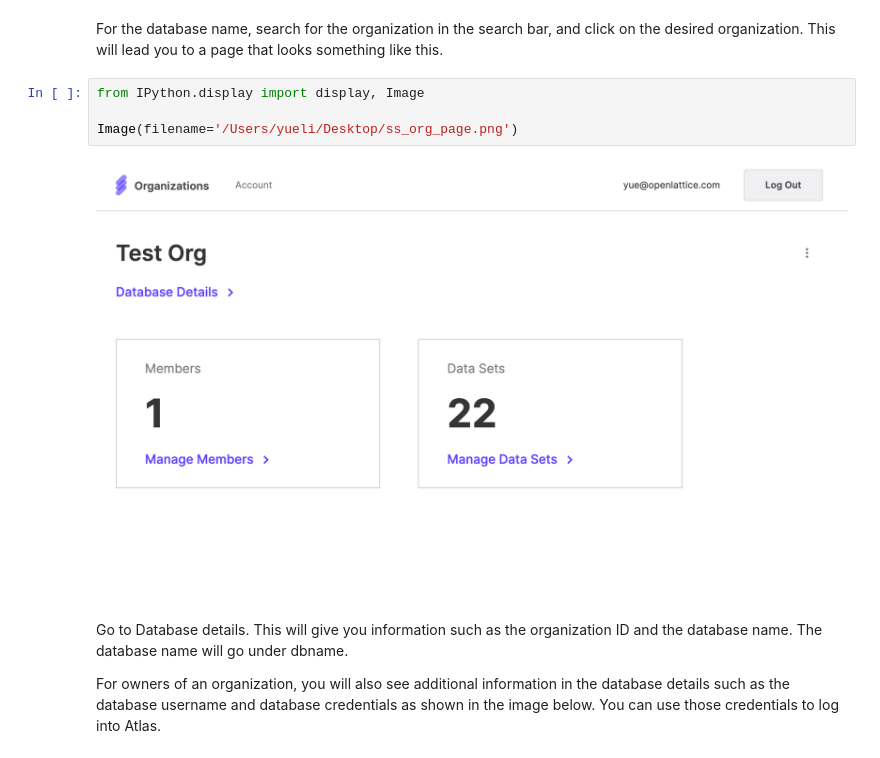
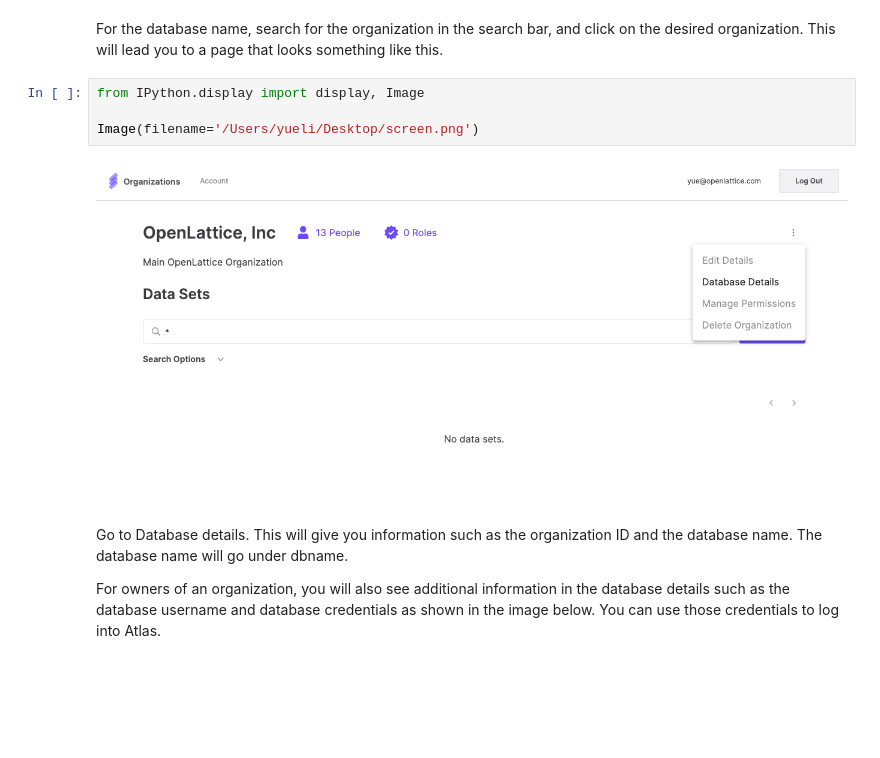
Before and after one commit to openlattice/api-clients, a Jupyter notebook: examples/pipelines/Python/atlas_connection.ipynb, the cells around one changed output. Saved outputs shown, nothing was run; the diff lists cells and outputs as text; blank space fills up the shorter version.

```diff
--- a/examples/pipelines/Python/atlas_connection.ipynb
+++ b/examples/pipelines/Python/atlas_connection.ipynb
@@ -27,9 +27,9 @@ looks something like this.
 # %%
 from IPython.display import display, Image
 
-Image(filename='/Users/yueli/Desktop/ss_org_page.png')
+Image(filename='/Users/yueli/Desktop/screen.png')
 # %% [output]
-[figure, old version]
+[figure, new version]
 # %% [markdown]
 
 Go to Database details. This will give you
```
Also changed, not shown: parts of 1 cell of this notebook, 2 other files.
